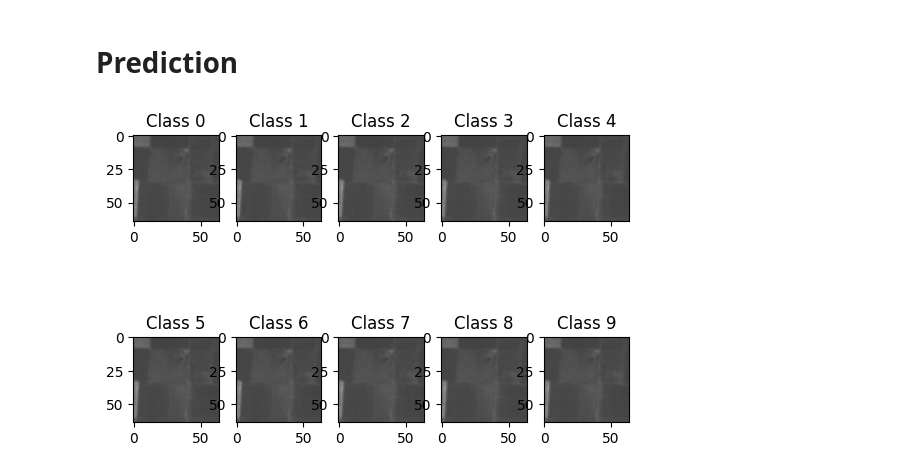
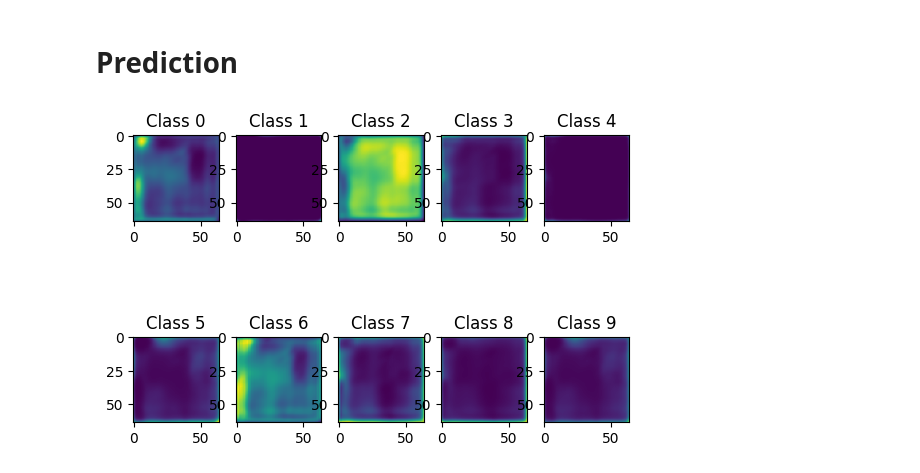
Before and after one commit to luandknguyen/cs450_euro_sat, a Jupyter notebook: ModelAnalysis.ipynb, the cells around one changed output. Saved outputs shown, nothing was run; the diff lists cells and outputs as text; code cells hidden in the pictures.

Commit message:
created 2x5 grid of subplots, which shows the 10 segmented images

```diff
--- a/ModelAnalysis.ipynb
+++ b/ModelAnalysis.ipynb
@@ -34,10 +34,10 @@ pred = y.detach().numpy()[0]
 # %%
 for i in range(10):
     pyplot.subplot(2, 5, i+1)  # 2 rows, 5 columns, i+1 is the index of the subplot
     segmented = pred[i]
-    pyplot.imshow(skimage.color.label2rgb(segmented, data))
+    pyplot.imshow(segmented)
     pyplot.title(f"Class {i}")  # Add title for each subplot
 
 pyplot.show()
 # %% [output]
-[figure, old version]
+[figure, new version]
```
Also changed, not shown: parts of 1 cell of this notebook.
